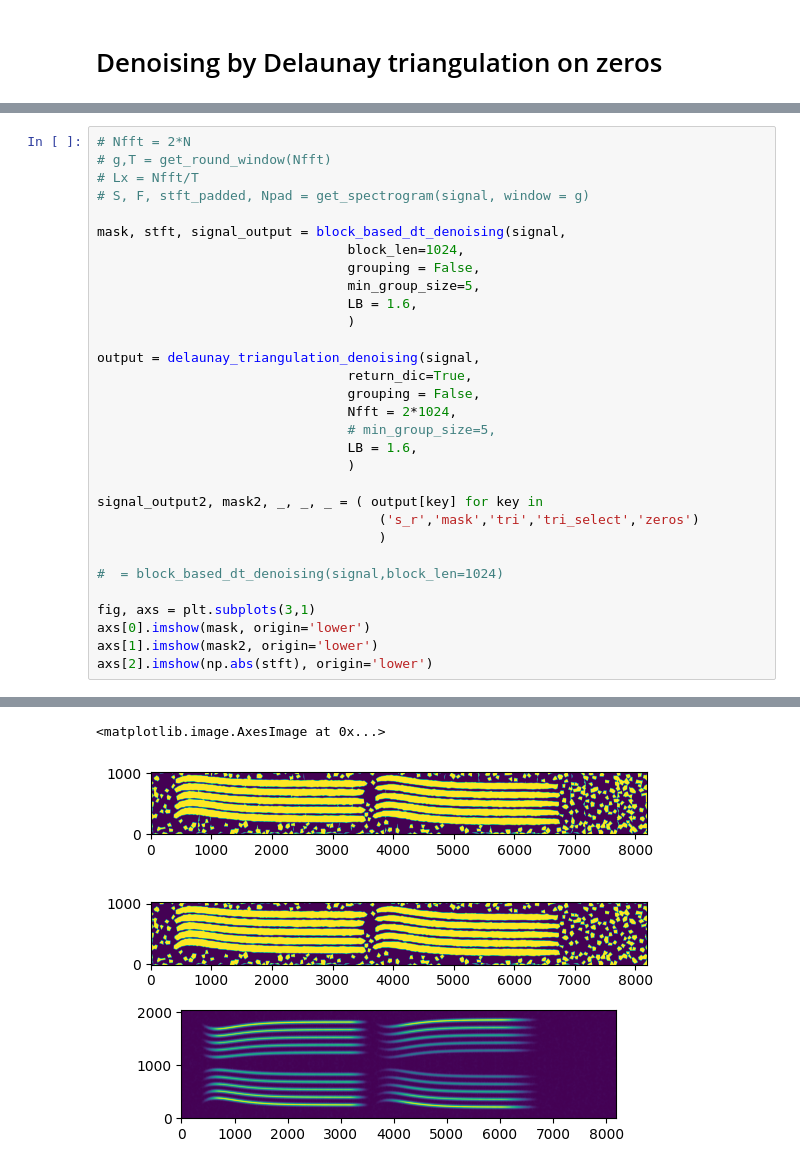
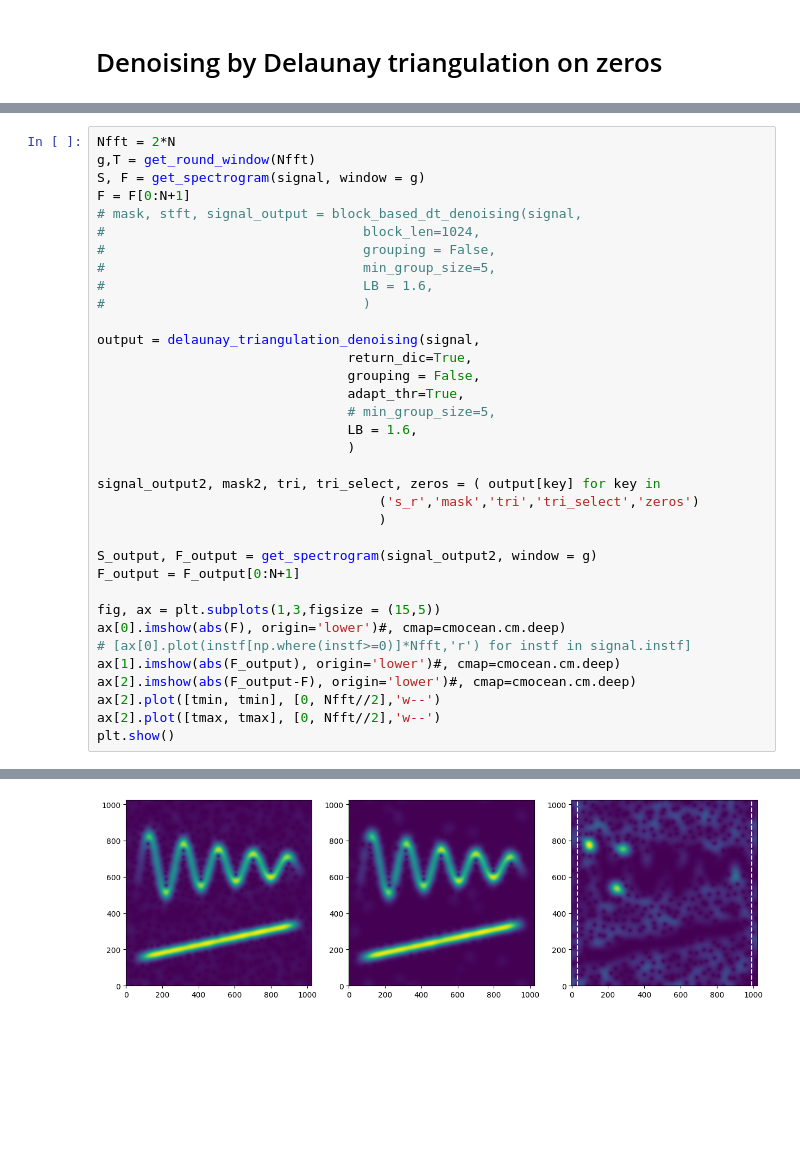
Before and after one commit to jmiramont/benchmarks-detection-denoising, a Jupyter notebook: notebooks/demo_method_delaunay_triangulation.ipynb, the cells around one changed output, grey strips where cells are left out. Cells and saved outputs as stored; diff of their text form; blank space fills up the shorter version.

```diff
--- a/notebooks/demo_method_delaunay_triangulation.ipynb
+++ b/notebooks/demo_method_delaunay_triangulation.ipynb
@@ -37,32 +28,36 @@ snr_out:30.0
 # %%
-# Nfft = 2*N
-# g,T = get_round_window(Nfft)
-# Lx = Nfft/T
-# S, F, stft_padded, Npad = get_spectrogram(signal, window = g)
-
-mask, stft, signal_output = block_based_dt_denoising(signal,
-                                block_len=1024,
-                                grouping = False,
-                                min_group_size=5,
-                                LB = 1.6,
-                                )
+Nfft = 2*N
+g,T = get_round_window(Nfft)
+S, F = get_spectrogram(signal, window = g)
+F = F[0:N+1]
+# mask, stft, signal_output = block_based_dt_denoising(signal,
+#                                 block_len=1024,
+#                                 grouping = False,
+#                                 min_group_size=5,
+#                                 LB = 1.6,
+#                                 )
 
 output = delaunay_triangulation_denoising(signal,
                                 return_dic=True,
                                 grouping = False,
-                                Nfft = 2*1024,
+                                adapt_thr=True,
                                 # min_group_size=5,
                                 LB = 1.6,
                                 )
 
-signal_output2, mask2, _, _, _ = ( output[key] for key in
+signal_output2, mask2, tri, tri_select, zeros = ( output[key] for key in
                                     ('s_r','mask','tri','tri_select','zeros')
                                     )
 
-#  = block_based_dt_denoising(signal,block_len=1024)
+S_output, F_output = get_spectrogram(signal_output2, window = g)
+F_output = F_output[0:N+1]
 
-fig, axs = plt.subplots(3,1)
-axs[0].imshow(mask, origin='lower')
-axs[1].imshow(mask2, origin='lower')
-axs[2].imshow(np.abs(stft), origin='lower')
+fig, ax = plt.subplots(1,3,figsize = (15,5))
+ax[0].imshow(abs(F), origin='lower')#, cmap=cmocean.cm.deep)
+# [ax[0].plot(instf[np.where(instf>=0)]*Nfft,'r') for instf in signal.instf]
+ax[1].imshow(abs(F_output), origin='lower')#, cmap=cmocean.cm.deep)
+ax[2].imshow(abs(F_output-F), origin='lower')#, cmap=cmocean.cm.deep)
+ax[2].plot([tmin, tmin], [0, Nfft//2],'w--')
+ax[2].plot([tmax, tmax], [0, Nfft//2],'w--')
+plt.show()
 # %% [output]
@@ -86,4 +64,3 @@ Invertion...
-<matplotlib.image.AxesImage at 0x...>
-[figure, old version]
+[figure, new version]
 # %%
 # F_output, _, _, _ = get_spectrogram(signal_output, window = g)
```
Also changed, not shown: parts of 8 cells of this notebook, 4 other files.
